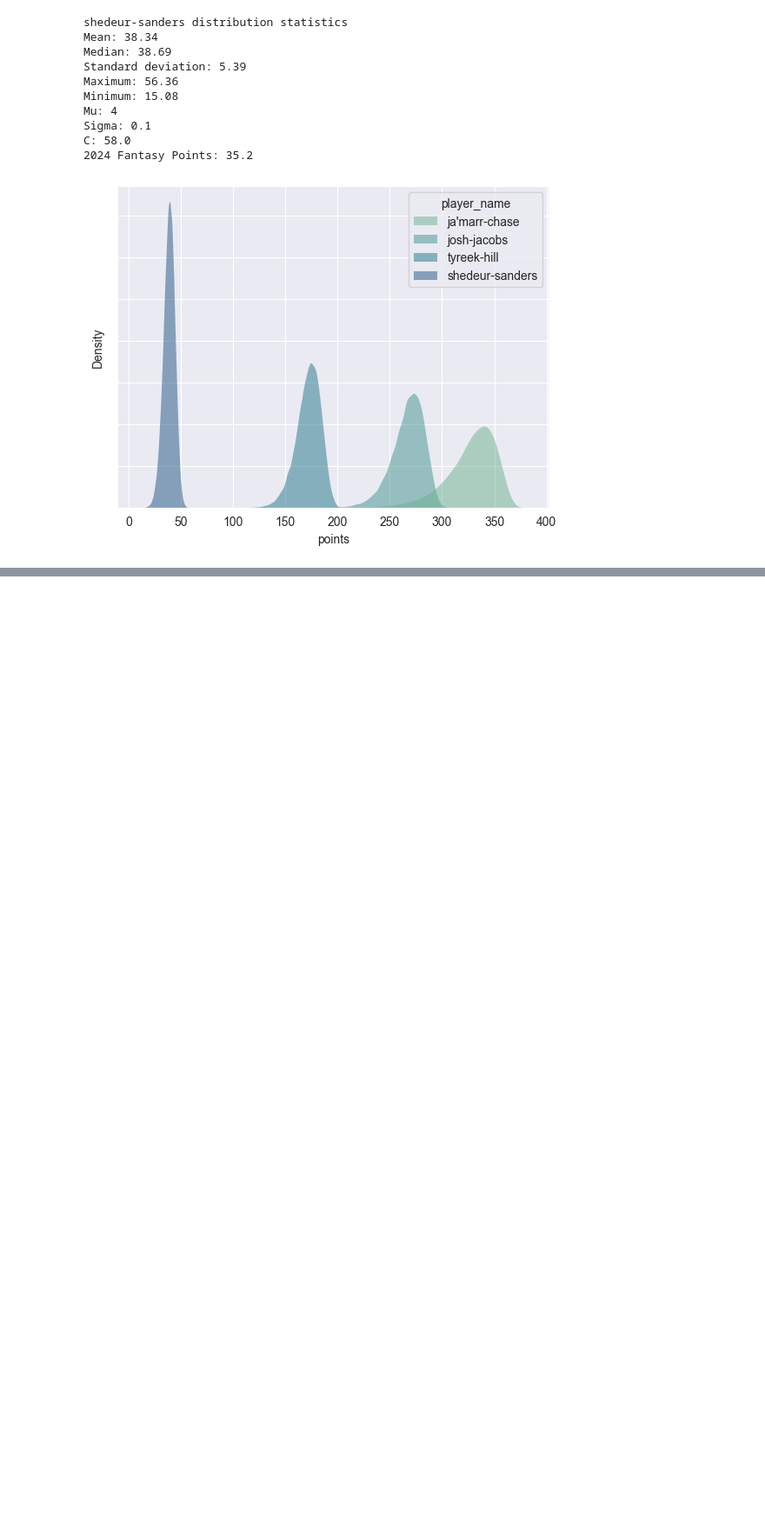
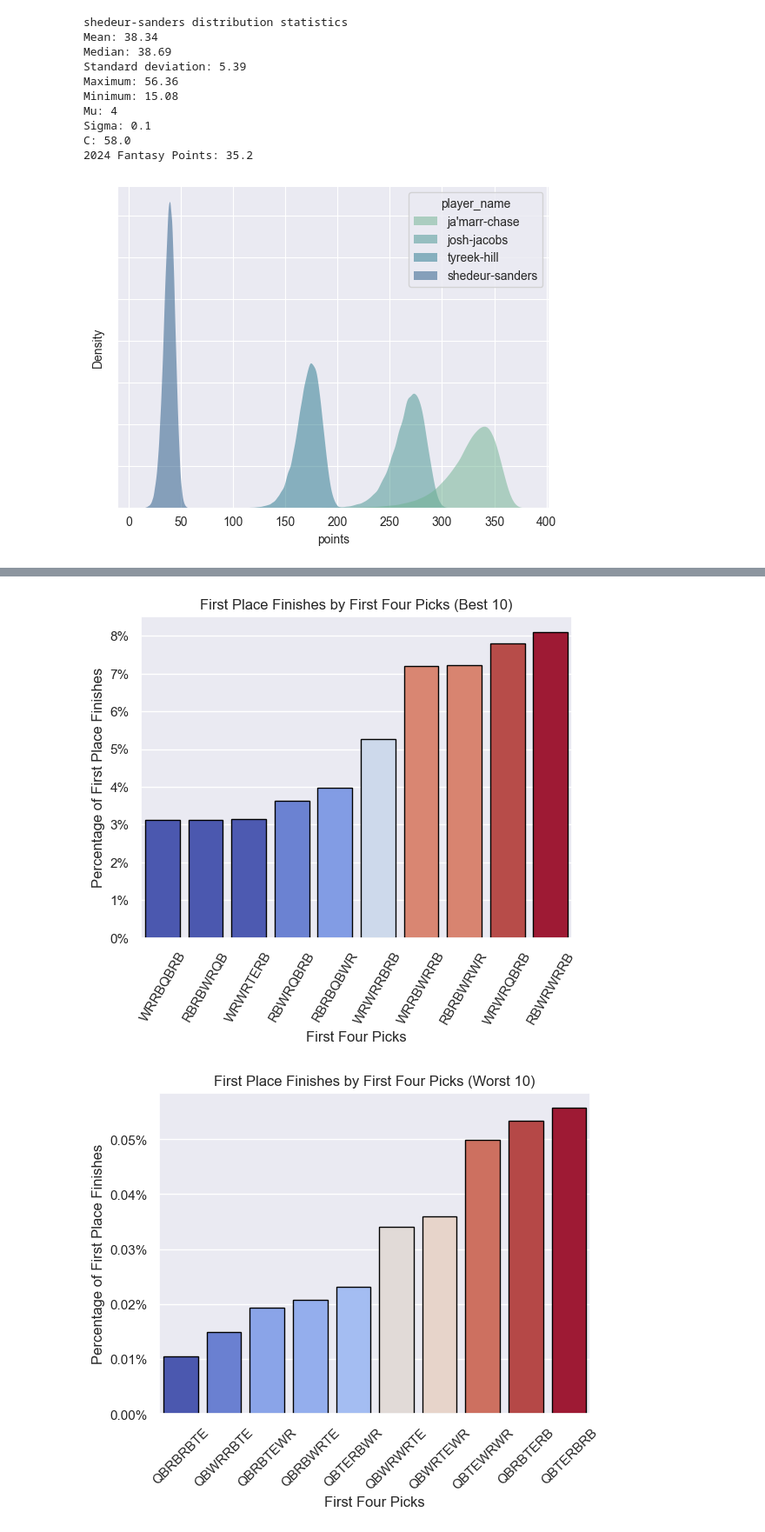
Before and after one commit to lukebernier/monte-carlo, a Jupyter notebook: draft_monte_carlo.ipynb, the cells around one changed output, grey strips where cells are left out. Shown at 87% size. Cells and saved outputs as stored; diff of their text form; code cells hidden in the pictures; blank space fills up the shorter version.

```diff
--- a/draft_monte_carlo.ipynb
+++ b/draft_monte_carlo.ipynb
@@ -598,0 +775,73 @@ draw_density_plots([0, 10, 51, 620], players_adjusted)
+# %%
+#pos_analysis.info()
+
+counts = (
+    df.groupby('ffp_string').size()
+    .reset_index(name='first_place_count')  # clear column name
+    .sort_values('first_place_count', ascending=False)
+    )
+
+counts_best10 = (
+    df.groupby('ffp_string').size()
+    .reset_index(name='first_place_count')  # clear column name
+    .sort_values('first_place_count', ascending=True).tail(10)
+    )
+
+
+counts_best10['percentage'] = counts_best10['first_place_count'] / counts['first_place_count'].sum() * 100
+
+counts_worst10 = (
+    df.groupby('ffp_string').size()
+    .reset_index(name='first_place_count')  # clear column name
+    .sort_values('first_place_count', ascending=False).tail(10)
+    )
+
+counts_worst10['percentage'] = counts_worst10['first_place_count'] / counts['first_place_count'].sum() * 100
+counts_worst10['rev_ffp_string'] = counts_worst10['ffp_string'][::-1]
+
+current_order = counts_worst10['ffp_string'].unique()
+reversed_order = list(current_order[::-1])
+
+sns.barplot(
+    data=counts_best10,
+    x='ffp_string',
+    y='percentage',
+    hue='first_place_count',
+    palette='coolwarm',
+    legend=False,
+    edgecolor='black'
+)
+ax = plt.gca()
+ax.yaxis.set_major_formatter(mtick.PercentFormatter(xmax=100, decimals=0))
+ax.tick_params(axis='x', labelrotation=60) # Rotates x-axis labels by 45 degrees
+
+sns.set_style('darkgrid')
+
+plt.title("First Place Finishes by First Four Picks (Best 10)")
+plt.xlabel("First Four Picks")
+plt.ylabel("Percentage of First Place Finishes")
+plt.show()
+
+sns.barplot(
+    data=counts_worst10,
+    x='ffp_string',
+    y='percentage',
+    hue='first_place_count',
+    palette='coolwarm',
+    legend=False,
+    edgecolor='black',
+    order=reversed_order
+)
+ax = plt.gca()
+ax.yaxis.set_major_formatter(mtick.PercentFormatter(xmax=100, decimals=2))
+ax.tick_params(axis='x', labelrotation=45) # Rotates x-axis labels by 45 degrees
+
+sns.set_style('darkgrid')
+
+plt.title("First Place Finishes by First Four Picks (Worst 10)")
+plt.xlabel("First Four Picks")
+plt.ylabel("Percentage of First Place Finishes")
+plt.show()
+# %% [output]
+[figure, added]
+[figure, added]
```
Also changed, not shown: parts of 13 cells of this notebook, 2 other files.
